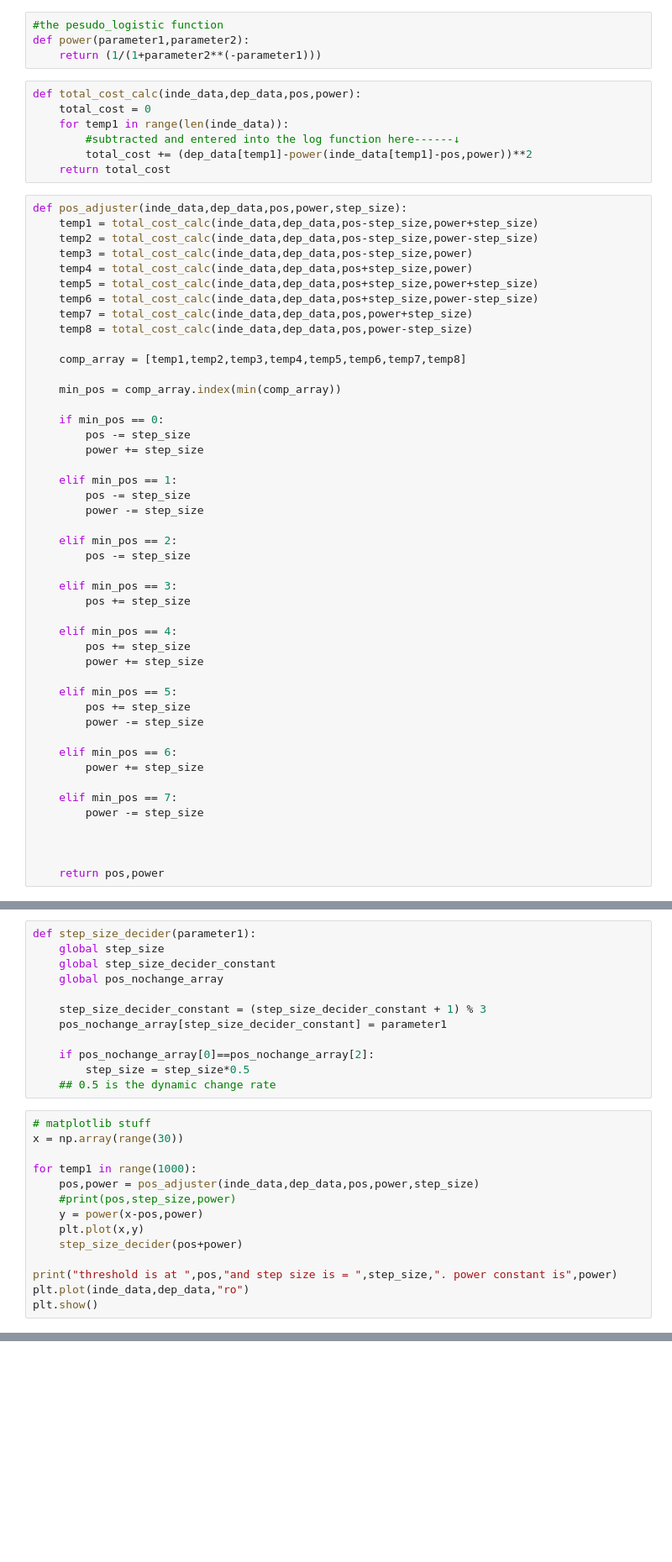
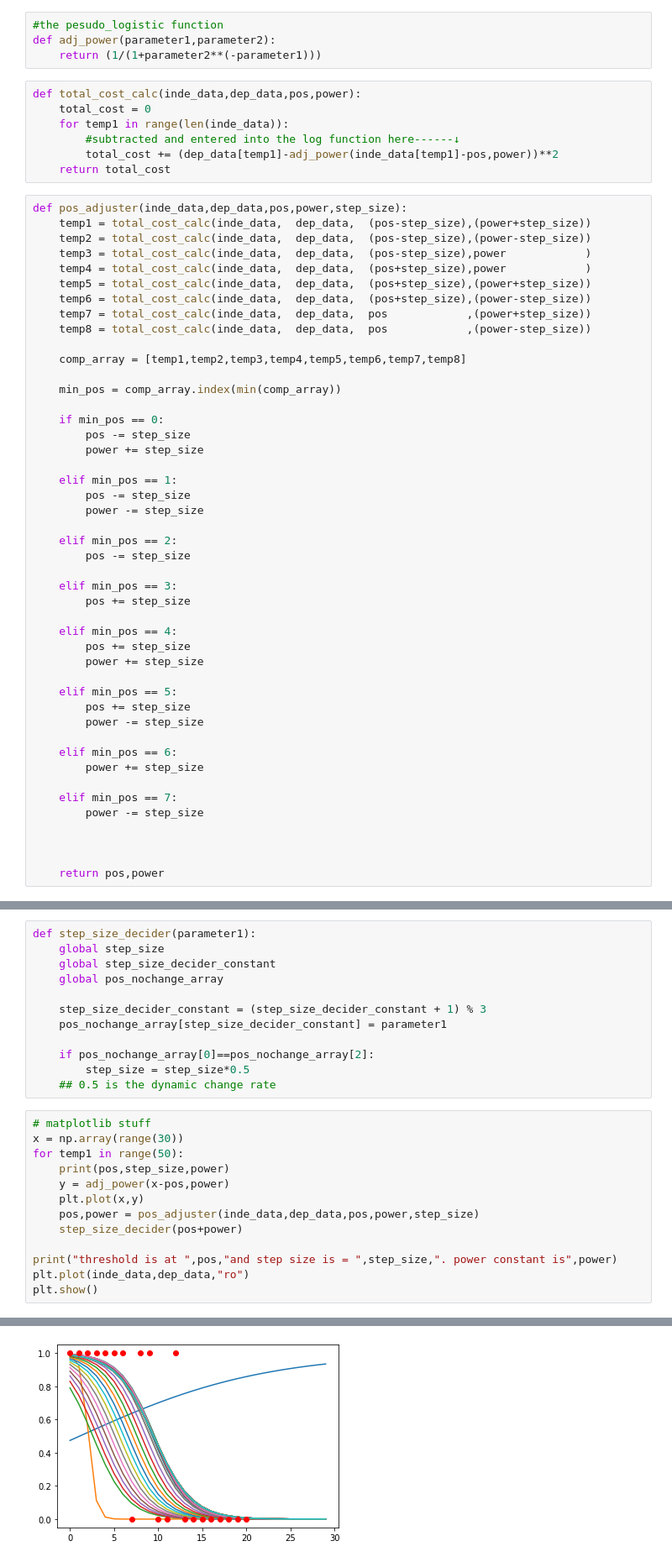
Before and after one commit to ApratimR/random_things, a Jupyter notebook: elastic_log_regression.ipynb, the cells around one changed output, grey strips where cells are left out. Shown at 84% size. Saved outputs shown, nothing was run; the diff lists cells and outputs as text; blank space fills up the shorter version.

```diff
--- a/elastic_log_regression.ipynb
+++ b/elastic_log_regression.ipynb
@@ -24,25 +24,25 @@ pos=1.1
 power=1.1
 # %%
 #the pesudo_logistic function
-def power(parameter1,parameter2):
+def adj_power(parameter1,parameter2):
     return (1/(1+parameter2**(-parameter1)))
 # %%
 def total_cost_calc(inde_data,dep_data,pos,power):
     total_cost = 0
     for temp1 in range(len(inde_data)):
         #subtracted and entered into the log function here------↓
-        total_cost += (dep_data[temp1]-power(inde_data[temp1]-pos,power))**2
+        total_cost += (dep_data[temp1]-adj_power(inde_data[temp1]-pos,power))**2
     return total_cost
 # %%
 def pos_adjuster(inde_data,dep_data,pos,power,step_size):
-    temp1 = total_cost_calc(inde_data,dep_data,pos-step_size,power+step_size)
-    temp2 = total_cost_calc(inde_data,dep_data,pos-step_size,power-step_size)
-    temp3 = total_cost_calc(inde_data,dep_data,pos-step_size,power)
-    temp4 = total_cost_calc(inde_data,dep_data,pos+step_size,power)
-    temp5 = total_cost_calc(inde_data,dep_data,pos+step_size,power+step_size)
-    temp6 = total_cost_calc(inde_data,dep_data,pos+step_size,power-step_size)
-    temp7 = total_cost_calc(inde_data,dep_data,pos,power+step_size)
-    temp8 = total_cost_calc(inde_data,dep_data,pos,power-step_size)
+    temp1 = total_cost_calc(inde_data,  dep_data,  (pos-step_size),(power+step_size))
+    temp2 = total_cost_calc(inde_data,  dep_data,  (pos-step_size),(power-step_size))
+    temp3 = total_cost_calc(inde_data,  dep_data,  (pos-step_size),power            )
+    temp4 = total_cost_calc(inde_data,  dep_data,  (pos+step_size),power            )
+    temp5 = total_cost_calc(inde_data,  dep_data,  (pos+step_size),(power+step_size))
+    temp6 = total_cost_calc(inde_data,  dep_data,  (pos+step_size),(power-step_size))
+    temp7 = total_cost_calc(inde_data,  dep_data,  pos            ,(power+step_size))
+    temp8 = total_cost_calc(inde_data,  dep_data,  pos            ,(power-step_size))
 
     comp_array = [temp1,temp2,temp3,temp4,temp5,temp6,temp7,temp8]
 
@@ -99,14 +99,14 @@ def step_size_decider(parameter1):
 # %%
 # matplotlib stuff
 x = np.array(range(30))
-
-for temp1 in range(1000):
+for temp1 in range(50):
+    print(pos,step_size,power)
+    y = adj_power(x-pos,power)
+    plt.plot(x,y)
     pos,power = pos_adjuster(inde_data,dep_data,pos,power,step_size)
-    #print(pos,step_size,power)
-    y = power(x-pos,power)
-    plt.plot(x,y)
     step_size_decider(pos+power)
 
 print("threshold is at ",pos,"and step size is = ",step_size,". power constant is",power)
 plt.plot(inde_data,dep_data,"ro")
 plt.show()
+# %% [output]
@@ -112,0 +130 @@ plt.show()
+[figure, added]
```
Also changed, not shown: parts of 3 cells of this notebook, 1 other file.
